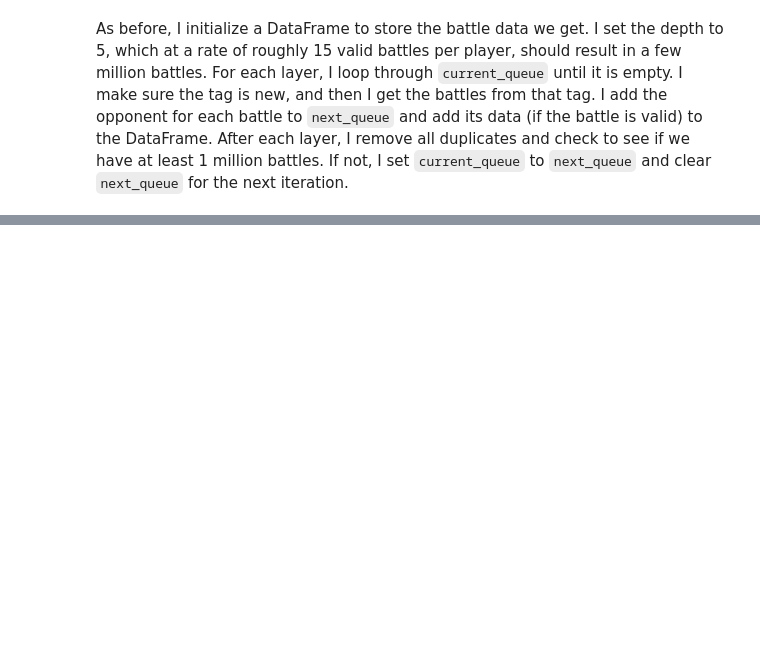
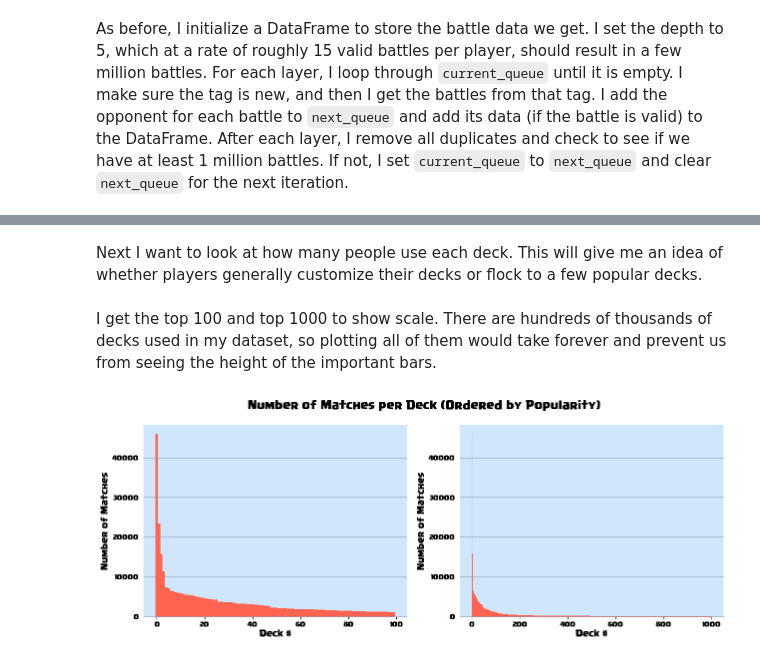
Before and after one commit to SpencerLutz/CMSC320-Final, a Jupyter notebook: index.ipynb, the cells around one changed output, grey strips where cells are left out. Drawn from its saved outputs; the diff is of its cells as text; code cells hidden in the pictures; blank space fills up the shorter version.

```diff
--- a/index.ipynb
+++ b/index.ipynb
@@ -224,0 +277,6 @@ for _ in range(depth): # Loop through each layer
+# %%
+bin_size = 30
+intervals_30 = range(0, 7501, bin_size) # 30 Trophy Intervals
+cut_battles = pd.cut(battles['player_trophies'], intervals_30, include_lowest=True, right=False)
+battles['trophy_bin'] = cut_battles
+match_counts = battles.groupby(by='trophy_bin')['battle_id'].count()
@@ -224,0 +333,34 @@ for _ in range(depth): # Loop through each layer
+# %% [markdown]
+Next I want to look at how many people use each deck. This will give me an idea of whether players generally customize their decks or flock to a few popular decks.
+# %%
+users_per_deck = battles.groupby(by='player_deck')['battle_id'].count().sort_values(ascending=False)
+
+t100_upd = users_per_deck[:100]
+t1000_upd = users_per_deck[:1000]
+# %% [markdown]
+I get the top 100 and top 1000 to show scale. There are hundreds of thousands of decks used in my dataset, so plotting all of them would take forever and prevent us from seeing the height of the important bars.
+# %%
+fig, axs = plt.subplots(1, 2, figsize=(15,5)) # Create axes
+format_ax(axs[0]) # Format
+axs[0].set_axisbelow(True) # Move axes to the back
+axs[0].yaxis.grid(True, color=LINE_COLOR) # Include y lines
+axs[0].xaxis.grid(False) # Exclude x lines
+format_ax(axs[1])
+axs[1].set_axisbelow(True) # Move axes to the back
+axs[1].yaxis.grid(True, color=LINE_COLOR) # Include y lines
+axs[1].xaxis.grid(False) # Exclude x lines
+
+# Create bars
+axs[0].bar(range(100), t100_upd, width=1, color=BAR_COLOR_1)
+axs[0].set_xlabel('Deck #')
+axs[0].set_ylabel('Number of Matches')
+
+axs[1].bar(range(1000), t1000_upd, width=1, color=BAR_COLOR_1)
+axs[1].set_xlabel('Deck #')
+axs[1].set_ylabel('Number of Matches')
+
+fig.suptitle('Number of Matches per Deck (Ordered by Popularity)')
+
+plt.plot(); # Plot the data
+# %% [output]
+[figure, added]
```
Also changed, not shown: parts of 45 cells of this notebook, 3 other files.
